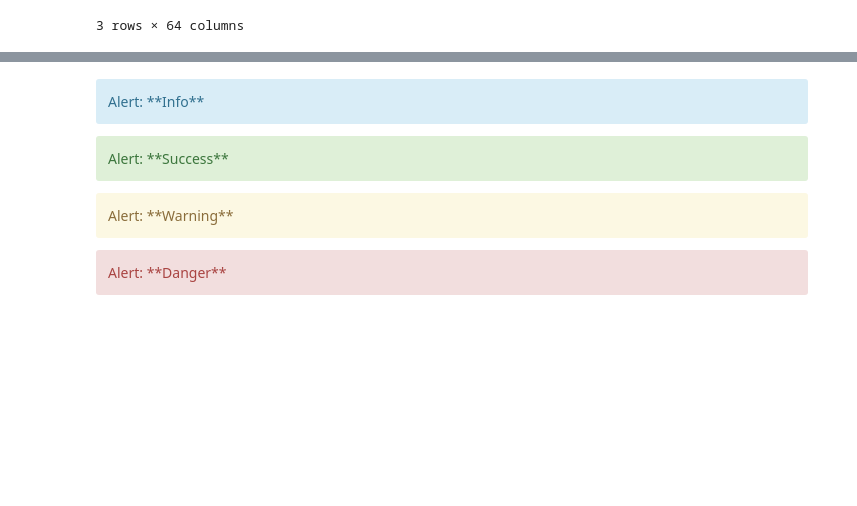
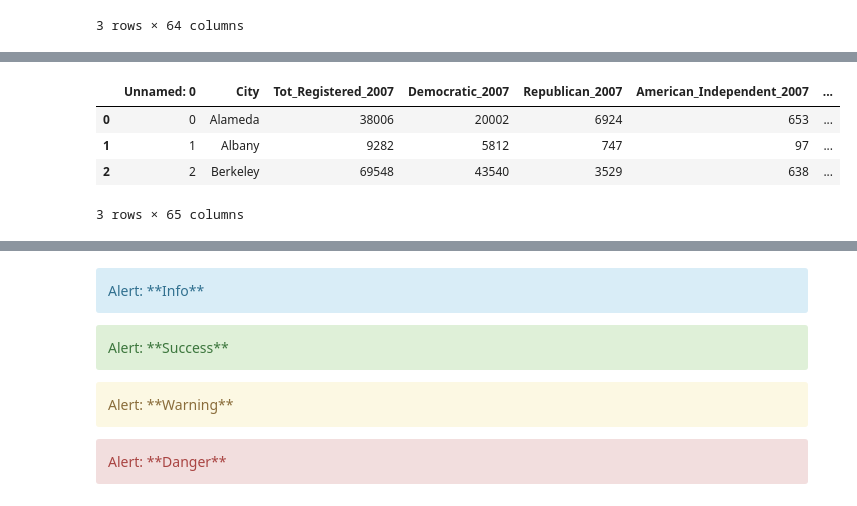
Before and after one commit to ankoorb/NPO-Project, a Jupyter notebook: iPython-Notebooks/Earth-Advocacy-Project-2015.ipynb, the cells around one changed output, grey strips where cells are left out. Cells and saved outputs as stored; diff of their text form; code cells hidden in the pictures; blank space fills up the shorter version.

```diff
--- a/iPython-Notebooks/Earth-Advocacy-Project-2015.ipynb
+++ b/iPython-Notebooks/Earth-Advocacy-Project-2015.ipynb
@@ -1286,0 +1333,8 @@ Year processed: 2013
+# %%
+voter.head(3)
+# %% [output]
+|  | Unnamed: 0 | City | Tot_Registered_2007 | Democratic_2007 | Republican_2007 | American_Independent_2007 | ... |
+| 0 | 0 | Alameda | 38006 | 20002 | 6924 | 653 | ... |
+| 1 | 1 | Albany | 9282 | 5812 | 747 | 97 | ... |
+| 2 | 2 | Berkeley | 69548 | 43540 | 3529 | 638 | ... |
+3 rows × 65 columns
```
Also changed, not shown: parts of 37 cells of this notebook, 1 other file.
